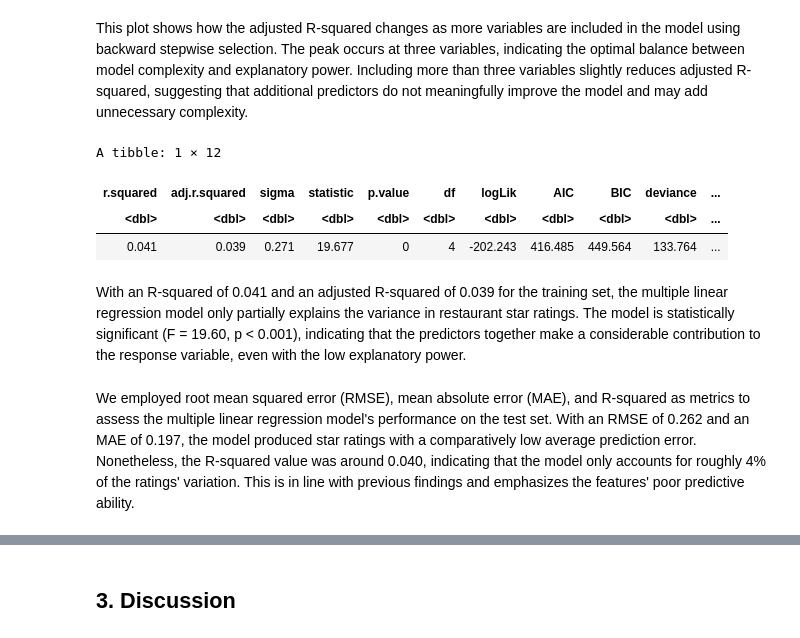
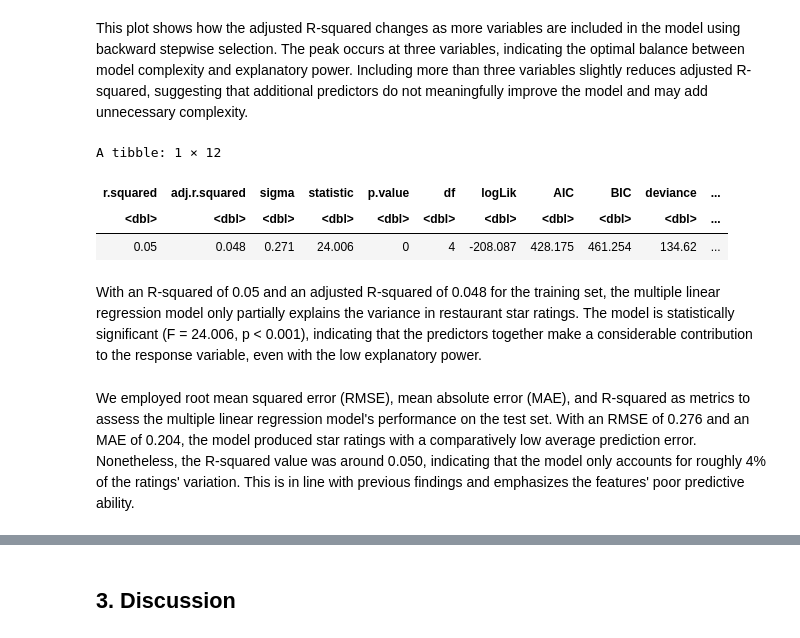
Before and after one commit to KevinL002/STAT_301_group_10, a Jupyter notebook: final_report.ipynb, the cells around one changed output, grey strips where cells are left out. Drawn from its saved outputs; the diff is of its cells as text; code cells hidden in the pictures.

```diff
--- a/final_report.ipynb
+++ b/final_report.ipynb
@@ -237,17 +248,17 @@ This plot shows how the adjusted R-squared changes as more variables are include
 # %%
 mlr_model <- lm(star ~ num_reviews + price_range + city_size, data = training_set)
 
-mlr_gof <- glance(mlr_model) |> round(3)
+mlr_gof <- glance(mlr_model) %>% round(3)
 mlr_gof
 # %% [output]
 A tibble: 1 × 12
 | r.squared | adj.r.squared | sigma | statistic | p.value | df | logLik | AIC | BIC | deviance | ... |
 | <dbl> | <dbl> | <dbl> | <dbl> | <dbl> | <dbl> | <dbl> | <dbl> | <dbl> | <dbl> | ... |
-| 0.041 | 0.039 | 0.271 | 19.677 | 0 | 4 | -202.243 | 416.485 | 449.564 | 133.764 | ... |
+| 0.05 | 0.048 | 0.271 | 24.006 | 0 | 4 | -208.087 | 428.175 | 461.254 | 134.62 | ... |
 # %% [markdown]
-With an R-squared of 0.041 and an adjusted R-squared of 0.039 for the training set, the multiple linear regression model only partially explains the variance in restaurant star ratings.  The model is statistically significant (F = 19.60, p < 0.001), indicating that the predictors together make a considerable contribution to the response variable, even with the low explanatory power.
+With an R-squared of 0.05 and an adjusted R-squared of 0.048 for the training set, the multiple linear regression model only partially explains the variance in restaurant star ratings. The model is statistically significant (F = 24.006, p < 0.001), indicating that the predictors together make a considerable contribution to the response variable, even with the low explanatory power.
 # %% [markdown]
-We employed root mean squared error (RMSE), mean absolute error (MAE), and R-squared as metrics to assess the multiple linear regression model's performance on the test set.  With an RMSE of 0.262 and an MAE of 0.197, the model produced star ratings with a comparatively low average prediction error.  Nonetheless, the R-squared value was around 0.040, indicating that the model only accounts for roughly 4% of the ratings' variation. This is in line with previous findings and emphasizes the features' poor predictive ability.
+We employed root mean squared error (RMSE), mean absolute error (MAE), and R-squared as metrics to assess the multiple linear regression model's performance on the test set.  With an RMSE of 0.276 and an MAE of 0.204, the model produced star ratings with a comparatively low average prediction error.  Nonetheless, the R-squared value was around 0.050, indicating that the model only accounts for roughly 4% of the ratings' variation. This is in line with previous findings and emphasizes the features' poor predictive ability.
 # %%
 predictions <- predict(mlr_model, newdata = testing_set)
 
```
Also changed, not shown: parts of 10 cells of this notebook.
